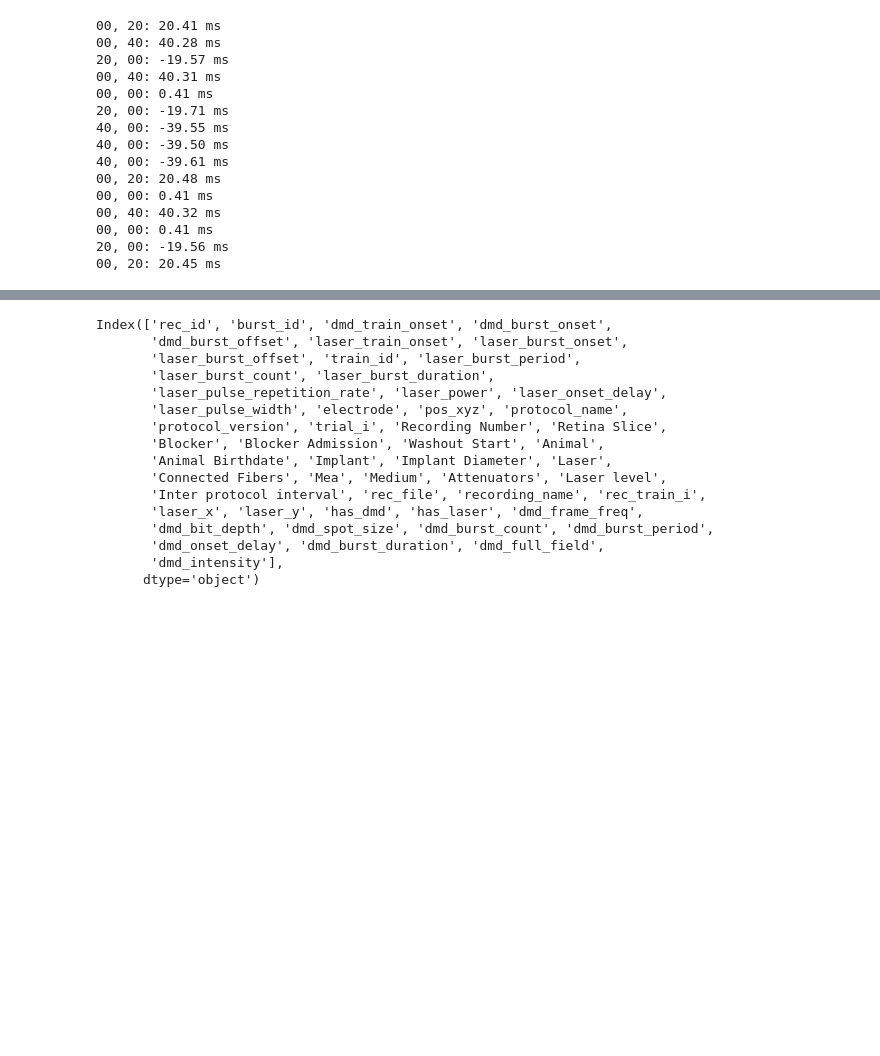
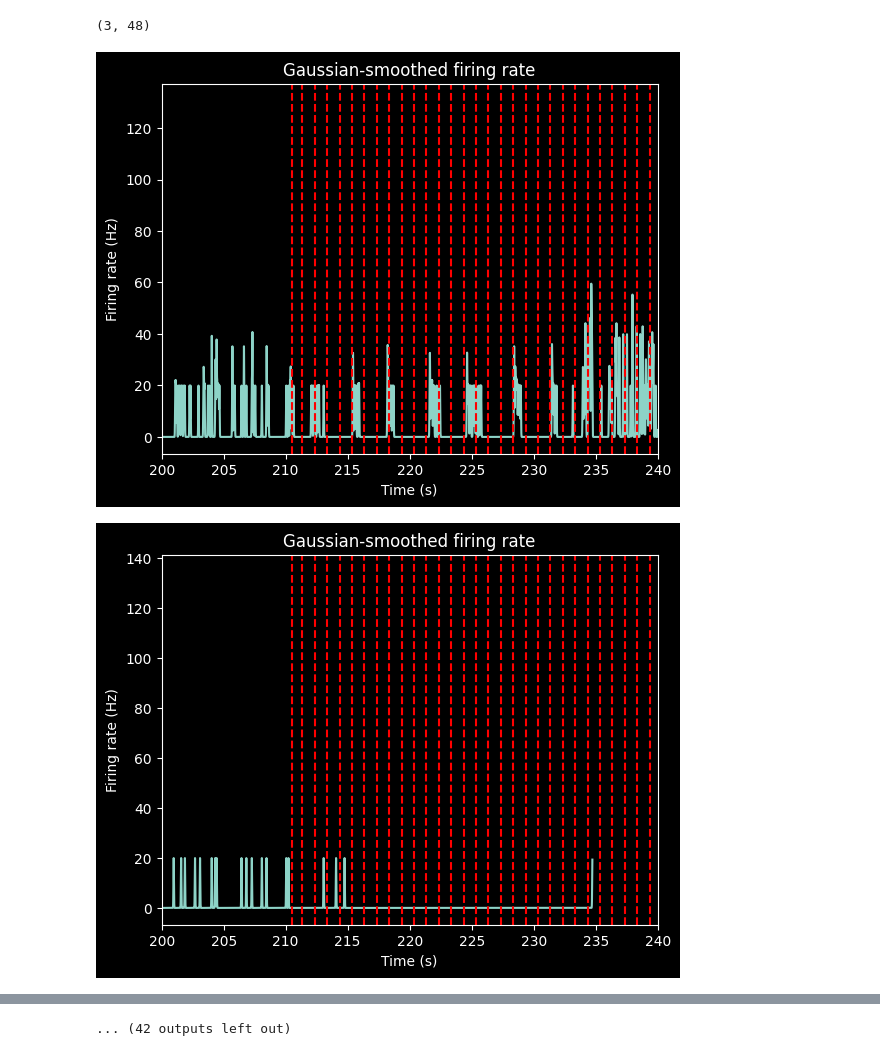
Before and after one commit to TRuikes/mea_experiments, a Jupyter notebook: sonogenetics/analysis/work.ipynb, the cells around one changed output, grey strips where cells are left out. Saved outputs shown, nothing was run; the diff lists cells and outputs as text; code cells hidden in the pictures; blank space fills up the shorter version.

```diff
--- a/sonogenetics/analysis/work.ipynb
+++ b/sonogenetics/analysis/work.ipynb
@@ -3,7 +3,7 @@ from sonogenetics.analysis.lib.analysis_params import dataset_dir, figure_dir_an
 from sonogenetics.analysis.lib.data_io import DataIO
 from sonogenetics.analysis.lib.display_tools import generate_raster_plots_session, generate_heatmaps_session, firing_rate_per_protocol_master
 
-data_io = DataIO(r'C:\sono')
+data_io = DataIO(r'E:\sono\dataset')
 for s in data_io.sessions:
     print(s)
 # %% [output]
@@ -15,7 +23,7 @@ for s in data_io.sessions:
 2026-04-16 mouse c57 614 Mekano6 B
 2026-04-16 mouse c57 614 Mekano6 C
 # %%
-data_io.load_session('2026-04-14 mouse c57 612 eMSCL A')
+data_io.load_session('2026-04-08 mouse c57 621 Mekano4 A')
 for r in data_io.recording_ids:
     print(r)
 # %% [output]
@@ -25,26 +37,9 @@ rec_4_A_20260414_pa_dmd_timing
 # %%
 import numpy as np
 
-rec_id = r'rec_4_A_20260414_pa_dmd_timing'
+rec_id = r'rec_3_A_20260408_pa_intensity'
 tdf = data_io.train_df.query('rec_id == @rec_id')
-for i, r in tdf.iterrows():
-    bdf = data_io.burst_df.query(f'train_id == "{i}"')
-    dt = bdf.laser_burst_onset.values - bdf.dmd_burst_onset.values
-    nm = np.mean(dt[1:])
-    print(f'{r.dmd_onset_delay:02.0f}, {r.laser_onset_delay:02.0f}: {nm:03.2f} ms')
+tdf = tdf.query('laser_burst_duration == 20 and laser_pulse_repetition_rate == 6000 and laser_power == 6000')
+print(tdf.shape)
 # %% [output]
-00, 20: 20.41 ms
-00, 40: 40.28 ms
-20, 00: -19.57 ms
-00, 40: 40.31 ms
-00, 00: 0.41 ms
-20, 00: -19.71 ms
-40, 00: -39.55 ms
-40, 00: -39.50 ms
-40, 00: -39.61 ms
-00, 20: 20.48 ms
-00, 00: 0.41 ms
-00, 40: 40.32 ms
-00, 00: 0.41 ms
-20, 00: -19.56 ms
-00, 20: 20.45 ms
+(3, 48)
@@ -51,3 +80,35 @@ for i, r in tdf.iterrows():
 # %%
-data_io.burst_df.columns
+from utils import load_obj, make_figure, run_job, update_subplot_titles, save_fig
+from sonogenetics.analysis.lib.analysis_params import dataset_dir, figure_dir_analysis
+import matplotlib.pyplot as plt
+
+cluster_id = data_io.cluster_ids[7]
+t_pre = 200
+t_post = 800
+
+
+for cid in data_io.cluster_ids:
+    # Setup figure layout
+    burst_offset = 0
+    tid = tdf.iloc[0].train_id
+    burst_onsets = data_io.burst_df.query('train_id == @tid').laser_burst_onset.values
+    sp = data_io.spiketimes[rec_id][cid]
+
+    t, r = gaussian_firing_rate_ms(sp, dt_ms=5, sigma_ms=20)
+    # fig.show()
+
+    # Plot
+    plt.figure()
+    plt.plot(t, r)
+    for onset in burst_onsets:
+        plt.axvline(x=onset/ 1000, color='red', linestyle='dashed')
+
+    # print(burst_onsets[0] / 1e3)
+    plt.xlim(200, 240)
+    plt.xlabel("Time (s)")
+    plt.ylabel("Firing rate (Hz)")
+    plt.title("Gaussian-smoothed firing rate")
+    plt.show()
 # %% [output]
+[figure, added]
+[figure, added]
@@ -54,16 +125 @@ data_io.burst_df.columns
-Index(['rec_id', 'burst_id', 'dmd_train_onset', 'dmd_burst_onset',
-       'dmd_burst_offset', 'laser_train_onset', 'laser_burst_onset',
-       'laser_burst_offset', 'train_id', 'laser_burst_period',
-       'laser_burst_count', 'laser_burst_duration',
-       'laser_pulse_repetition_rate', 'laser_power', 'laser_onset_delay',
-       'laser_pulse_width', 'electrode', 'pos_xyz', 'protocol_name',
-       'protocol_version', 'trial_i', 'Recording Number', 'Retina Slice',
-       'Blocker', 'Blocker Admission', 'Washout Start', 'Animal',
-       'Animal Birthdate', 'Implant', 'Implant Diameter', 'Laser',
-       'Connected Fibers', 'Mea', 'Medium', 'Attenuators', 'Laser level',
-       'Inter protocol interval', 'rec_file', 'recording_name', 'rec_train_i',
-       'laser_x', 'laser_y', 'has_dmd', 'has_laser', 'dmd_frame_freq',
-       'dmd_bit_depth', 'dmd_spot_size', 'dmd_burst_count', 'dmd_burst_period',
-       'dmd_onset_delay', 'dmd_burst_duration', 'dmd_full_field',
-       'dmd_intensity'],
-      dtype='object')
+... (42 outputs left out)
```
Also changed, not shown: parts of 5 cells of this notebook, 1 other file.
